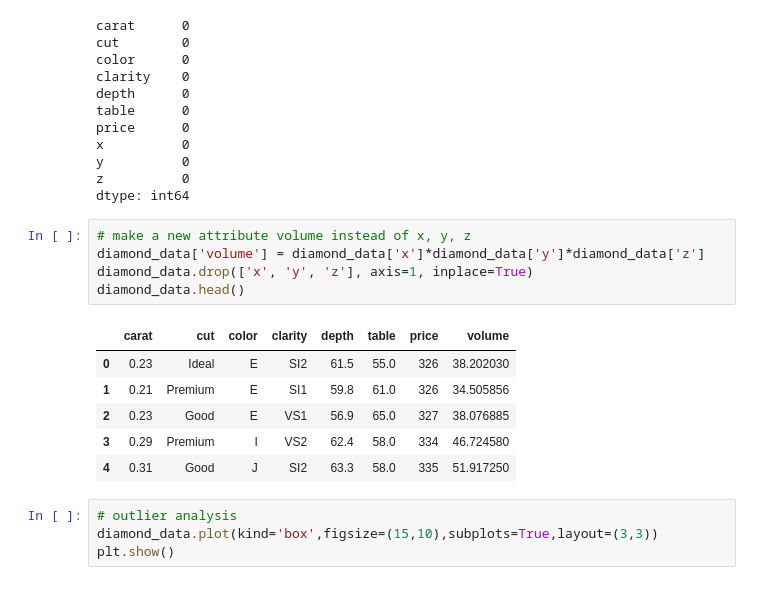
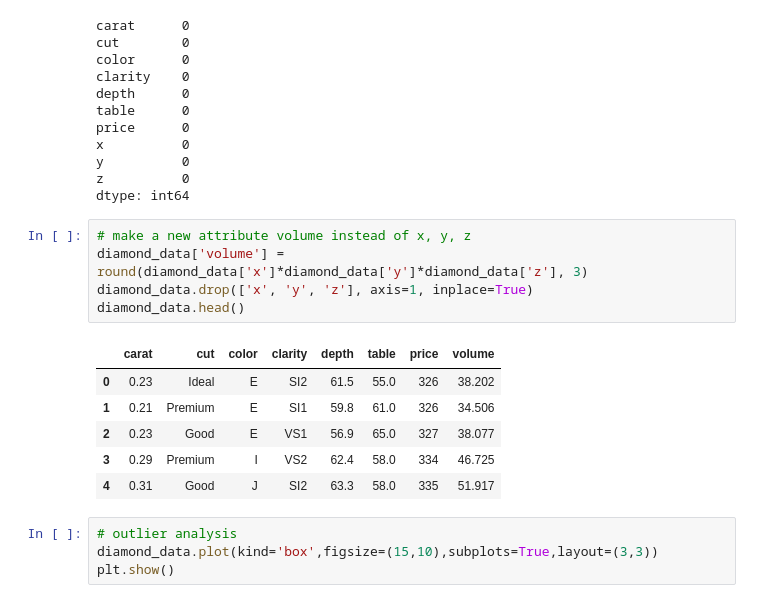
Before and after one commit to jmasny/adwr_ml_flask_deploy, a Jupyter notebook: eda.ipynb, the cells around one changed output. Saved outputs shown, nothing was run; the diff lists cells and outputs as text.

```diff
--- a/eda.ipynb
+++ b/eda.ipynb
@@ -85,16 +85,16 @@ z          0
 dtype: int64
 # %%
 # make a new attribute volume instead of x, y, z
-diamond_data['volume'] = diamond_data['x']*diamond_data['y']*diamond_data['z']
+diamond_data['volume'] = round(diamond_data['x']*diamond_data['y']*diamond_data['z'], 3)
 diamond_data.drop(['x', 'y', 'z'], axis=1, inplace=True)
 diamond_data.head()
 # %% [output]
 |  | carat | cut | color | clarity | depth | table | price | volume |
-| 0 | 0.23 | Ideal | E | SI2 | 61.5 | 55.0 | 326 | 38.202030 |
-| 1 | 0.21 | Premium | E | SI1 | 59.8 | 61.0 | 326 | 34.505856 |
-| 2 | 0.23 | Good | E | VS1 | 56.9 | 65.0 | 327 | 38.076885 |
-| 3 | 0.29 | Premium | I | VS2 | 62.4 | 58.0 | 334 | 46.724580 |
-| 4 | 0.31 | Good | J | SI2 | 63.3 | 58.0 | 335 | 51.917250 |
+| 0 | 0.23 | Ideal | E | SI2 | 61.5 | 55.0 | 326 | 38.202 |
+| 1 | 0.21 | Premium | E | SI1 | 59.8 | 61.0 | 326 | 34.506 |
+| 2 | 0.23 | Good | E | VS1 | 56.9 | 65.0 | 327 | 38.077 |
+| 3 | 0.29 | Premium | I | VS2 | 62.4 | 58.0 | 334 | 46.725 |
+| 4 | 0.31 | Good | J | SI2 | 63.3 | 58.0 | 335 | 51.917 |
 # %%
 # outlier analysis
 diamond_data.plot(kind='box',figsize=(15,10),subplots=True,layout=(3,3))
```
Also changed, not shown: parts of 4 cells of this notebook, 6 other files.
